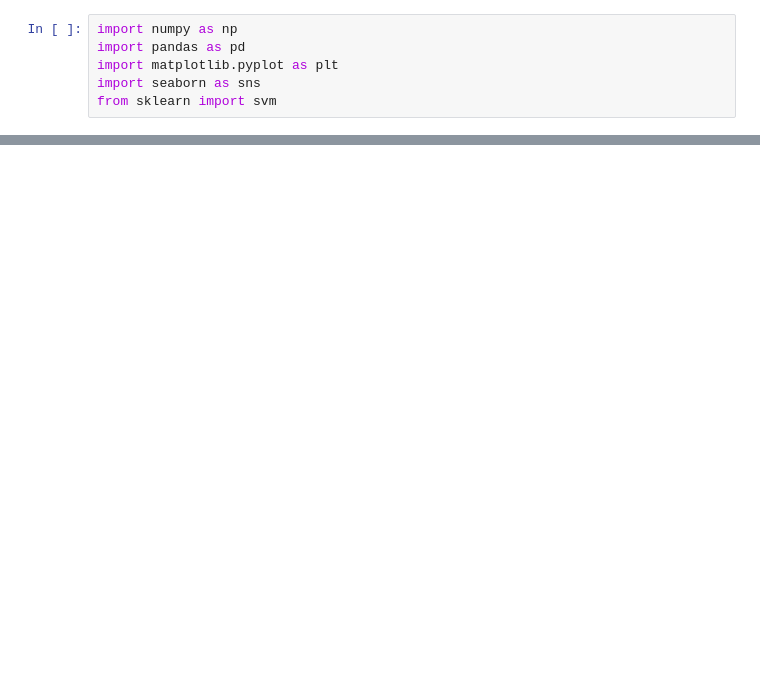
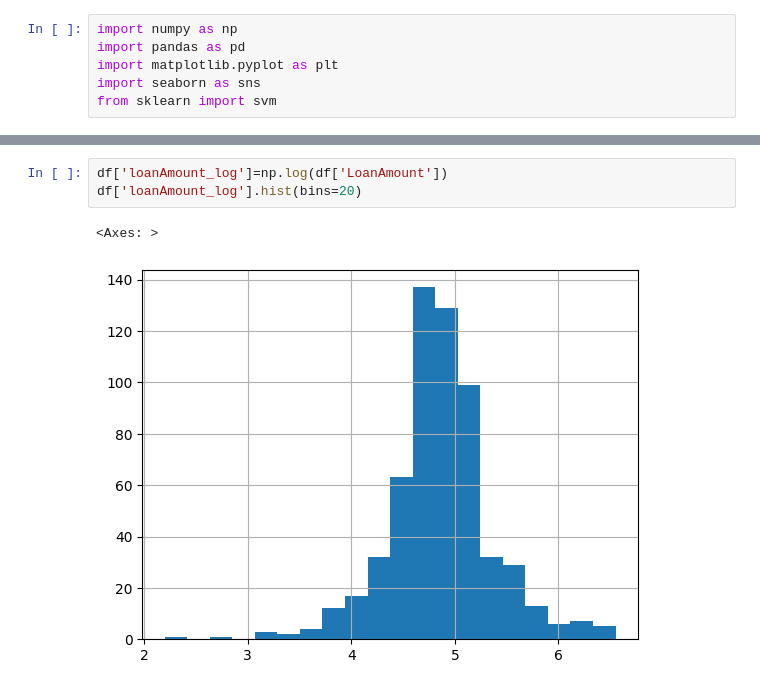
Before and after one commit to Srikarsaitej/loan-approval-prediction, a Jupyter notebook: notebooks/loan_prediction.ipynb, the cells around one changed output, grey strips where cells are left out. Saved outputs shown, nothing was run; the diff lists cells and outputs as text; blank space fills up the shorter version.

Commit message:
Updated loan prediction code and project files

```diff
--- a/notebooks/loan_prediction.ipynb
+++ b/notebooks/loan_prediction.ipynb
@@ -12,0 +58,6 @@ FileNotFoundError: [Errno 2] No such file or directory: '\\loan-approval-predict
+# %%
+df['loanAmount_log']=np.log(df['LoanAmount'])
+df['loanAmount_log'].hist(bins=20)
+# %% [output]
+<Axes: >
+[figure, added]
```
Also changed, not shown: parts of 36 cells of this notebook, 1 other file.
